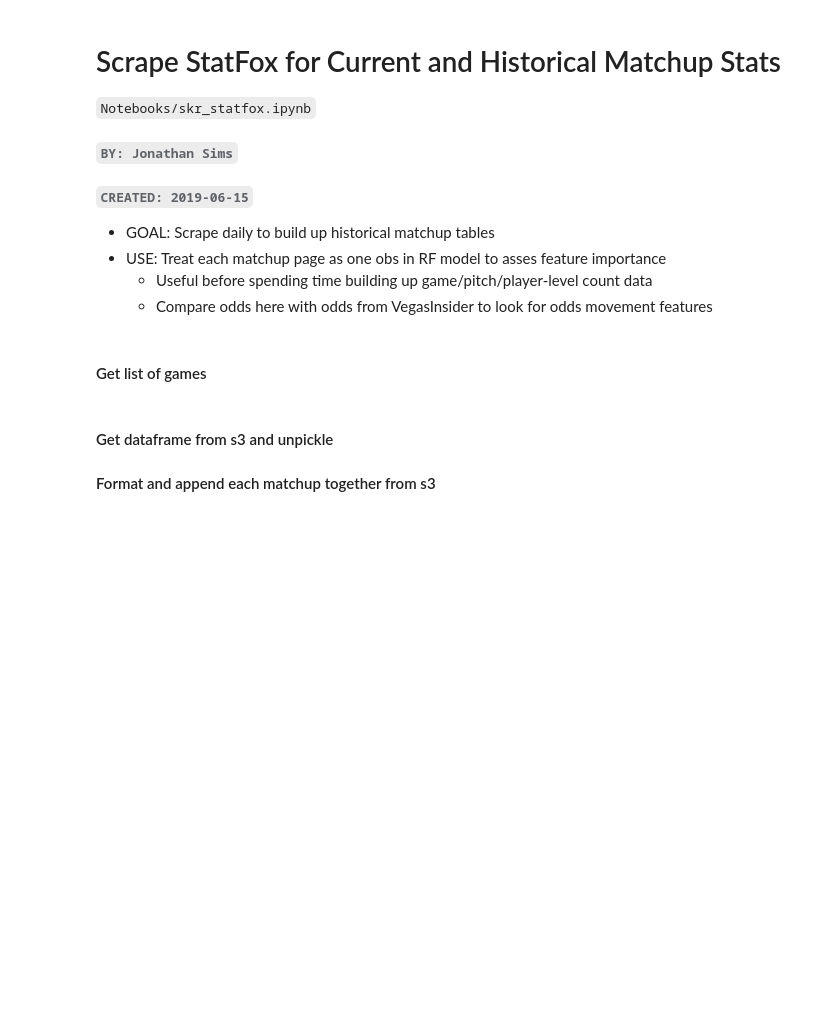
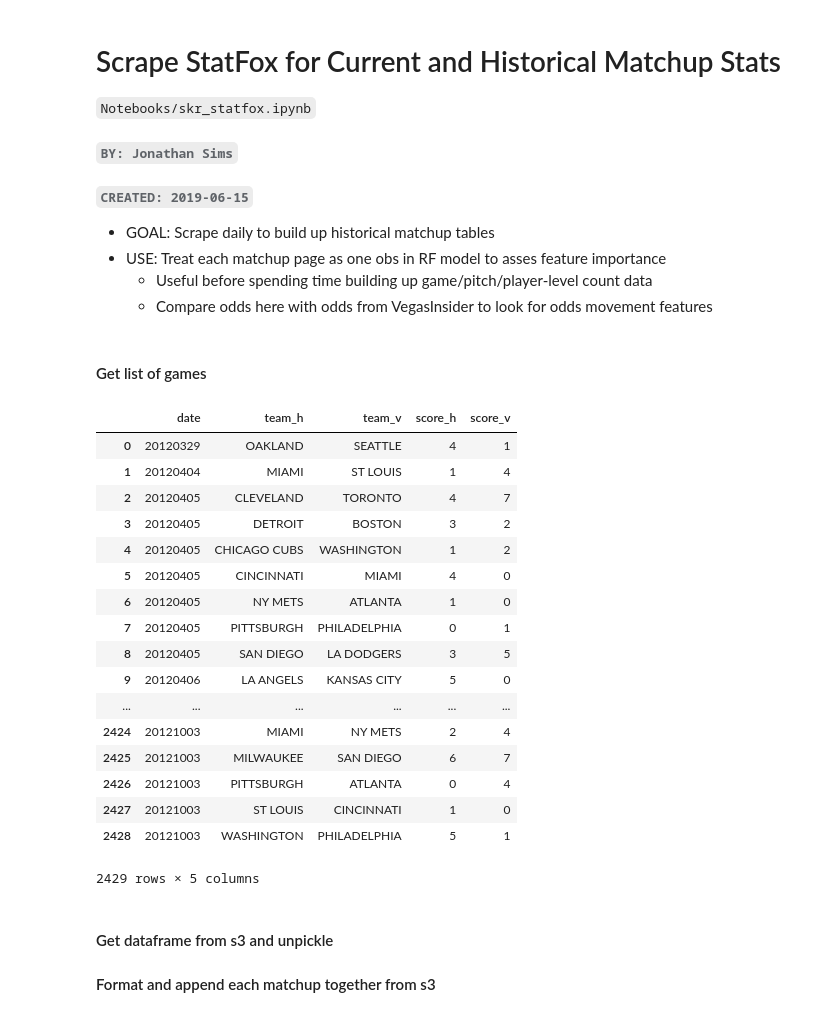
Before and after one commit to etothexipi/mlb_bet_notebooks, a Jupyter notebook: skr_statfox_matchups.ipynb, the cells around one changed output. Saved outputs shown, nothing was run; the diff lists cells and outputs as text; code cells hidden in the pictures; blank space fills up the shorter version.

```diff
--- a/skr_statfox_matchups.ipynb
+++ b/skr_statfox_matchups.ipynb
@@ -17,6 +17,10 @@ import numpy as np
 import pandas as pd
 import pickle
 import codecs
+# %%
+file_o = '20200223.skr_statfox.2012.tsv.gz'
+file_l = '20200223.skr_statfox.2012.log'
+glyear = 'GL2012.CSV'
 # %%
 def FromPickleS3(bucketname, keyname):
     """Get dataframe from s3 and unpickle
@@ -96,7 +100,7 @@ def DuplicatedVarnames(df):
 #### Get list of games
 # %%
 glhead = pd.read_csv('GLHEADER.CSV',header=None)
-gms = pd.read_csv('GL2018.CSV',header=0,names=list(glhead[0]))
+gms = pd.read_csv(glyear,header=0,names=list(glhead[0]))
 gms = gms[['date','team_h','team_v','score_h','score_v']]
 
 teams = pd.read_csv('TEAM_NAMES.CSV',header=0,index_col=['name1'],usecols=['name1','name3'])
@@ -104,6 +108,27 @@ teams = teams['name3'].to_dict()
 
 gms['team_h'] = gms['team_h'].map(lambda x: teams[x.upper()])
 gms['team_v'] = gms['team_v'].map(lambda x: teams[x.upper()])
+# %%
+gms
+# %% [output]
+|  | date | team_h | team_v | score_h | score_v |
+| 0 | 20120329 | OAKLAND | SEATTLE | 4 | 1 |
+| 1 | 20120404 | MIAMI | ST LOUIS | 1 | 4 |
+| 2 | 20120405 | CLEVELAND | TORONTO | 4 | 7 |
+| 3 | 20120405 | DETROIT | BOSTON | 3 | 2 |
+| 4 | 20120405 | CHICAGO CUBS | WASHINGTON | 1 | 2 |
+| 5 | 20120405 | CINCINNATI | MIAMI | 4 | 0 |
+| 6 | 20120405 | NY METS | ATLANTA | 1 | 0 |
+| 7 | 20120405 | PITTSBURGH | PHILADELPHIA | 0 | 1 |
+| 8 | 20120405 | SAN DIEGO | LA DODGERS | 3 | 5 |
+| 9 | 20120406 | LA ANGELS | KANSAS CITY | 5 | 0 |
+| ... | ... | ... | ... | ... | ... |
+| 2424 | 20121003 | MIAMI | NY METS | 2 | 4 |
+| 2425 | 20121003 | MILWAUKEE | SAN DIEGO | 6 | 7 |
+| 2426 | 20121003 | PITTSBURGH | ATLANTA | 0 | 4 |
+| 2427 | 20121003 | ST LOUIS | CINCINNATI | 1 | 0 |
+| 2428 | 20121003 | WASHINGTON | PHILADELPHIA | 5 | 1 |
+2429 rows × 5 columns
 # %% [markdown]
 #### Get dataframe from s3 and unpickle
 #### Format and append each matchup together from s3
```
Also changed, not shown: parts of 8 cells of this notebook, 1 other file.
